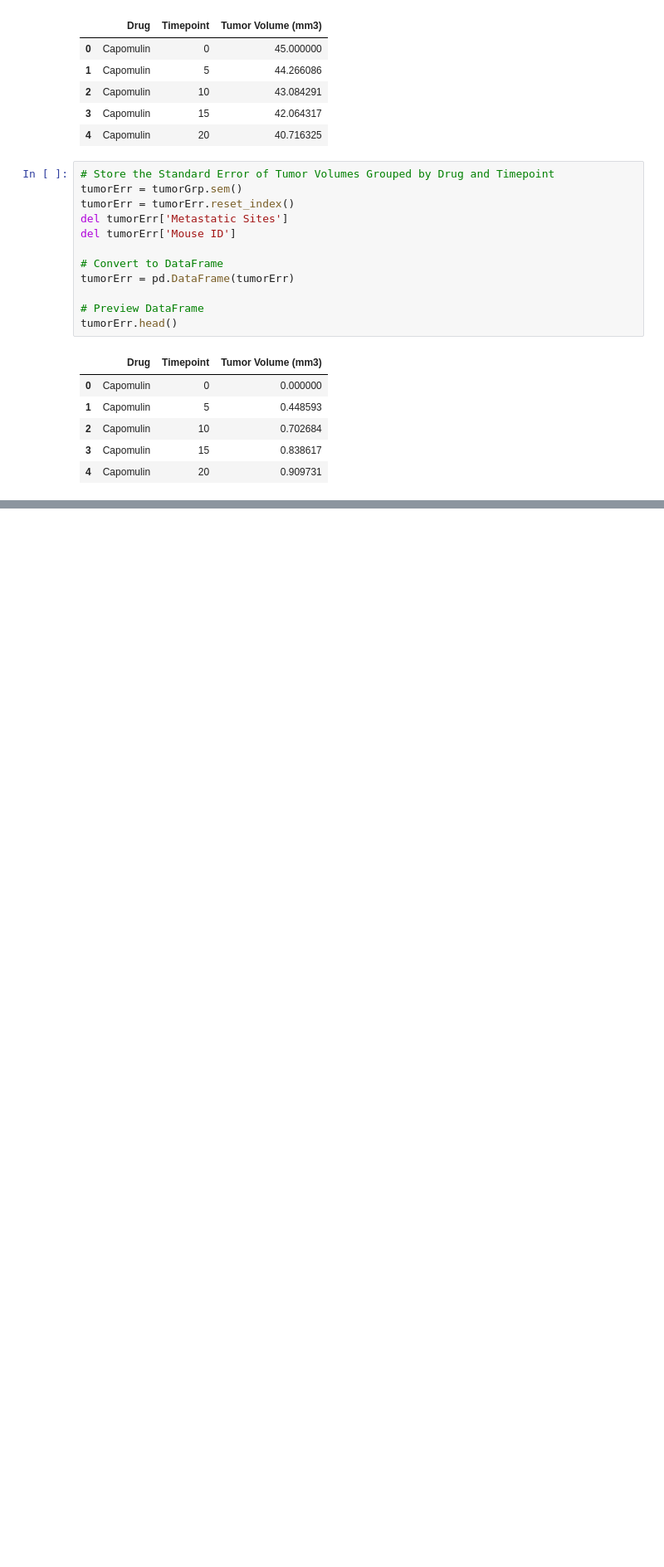
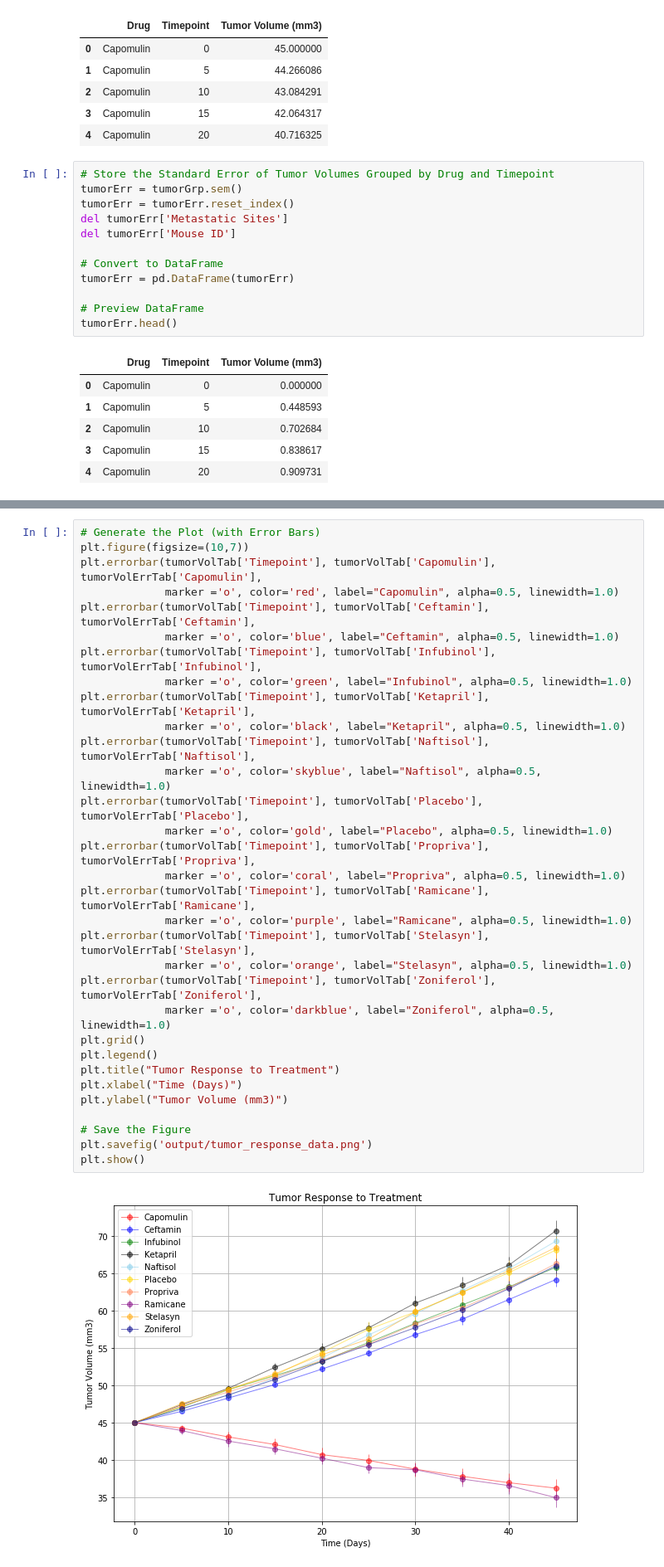
Before and after one commit to djoleary5/Pymaceuticals, a Jupyter notebook: pymaceuticals.ipynb, the cells around one changed output, grey strips where cells are left out. Shown at 83% size. Drawn from its saved outputs; the diff is of its cells as text; blank space fills up the shorter version.

Commit message:
tumor response scatterplot

```diff
--- a/pymaceuticals.ipynb
+++ b/pymaceuticals.ipynb
@@ -98,3 +98,37 @@ tumorVolTab
 | 7 | 35 | 37.816839 | 58.827548 | 60.742461 | 63.371686 | 62.685087 | 62.420615 | 60.350199 | 37.451996 | 62.440699 | ... |
 | 8 | 40 | 36.958001 | 61.467895 | 63.162824 | 66.068580 | 65.600754 | 65.052675 | 63.045537 | 36.574081 | 65.356386 | ... |
 | 9 | 45 | 36.236114 | 64.132421 | 65.755562 | 70.662958 | 69.265506 | 68.084082 | 66.258529 | 34.955595 | 68.438310 | ... |
+# %%
+# Generate the Plot (with Error Bars)
+plt.figure(figsize=(10,7))
+plt.errorbar(tumorVolTab['Timepoint'], tumorVolTab['Capomulin'], tumorVolErrTab['Capomulin'],
+             marker ='o', color='red', label="Capomulin", alpha=0.5, linewidth=1.0)
+plt.errorbar(tumorVolTab['Timepoint'], tumorVolTab['Ceftamin'], tumorVolErrTab['Ceftamin'],
+             marker ='o', color='blue', label="Ceftamin", alpha=0.5, linewidth=1.0)
+plt.errorbar(tumorVolTab['Timepoint'], tumorVolTab['Infubinol'], tumorVolErrTab['Infubinol'],
+             marker ='o', color='green', label="Infubinol", alpha=0.5, linewidth=1.0)
+plt.errorbar(tumorVolTab['Timepoint'], tumorVolTab['Ketapril'], tumorVolErrTab['Ketapril'],
+             marker ='o', color='black', label="Ketapril", alpha=0.5, linewidth=1.0)
+plt.errorbar(tumorVolTab['Timepoint'], tumorVolTab['Naftisol'], tumorVolErrTab['Naftisol'],
+             marker ='o', color='skyblue', label="Naftisol", alpha=0.5, linewidth=1.0)
+plt.errorbar(tumorVolTab['Timepoint'], tumorVolTab['Placebo'], tumorVolErrTab['Placebo'],
+             marker ='o', color='gold', label="Placebo", alpha=0.5, linewidth=1.0)
+plt.errorbar(tumorVolTab['Timepoint'], tumorVolTab['Propriva'], tumorVolErrTab['Propriva'],
+             marker ='o', color='coral', label="Propriva", alpha=0.5, linewidth=1.0)
+plt.errorbar(tumorVolTab['Timepoint'], tumorVolTab['Ramicane'], tumorVolErrTab['Ramicane'],
+             marker ='o', color='purple', label="Ramicane", alpha=0.5, linewidth=1.0)
+plt.errorbar(tumorVolTab['Timepoint'], tumorVolTab['Stelasyn'], tumorVolErrTab['Stelasyn'],
+             marker ='o', color='orange', label="Stelasyn", alpha=0.5, linewidth=1.0)
+plt.errorbar(tumorVolTab['Timepoint'], tumorVolTab['Zoniferol'], tumorVolErrTab['Zoniferol'],
+             marker ='o', color='darkblue', label="Zoniferol", alpha=0.5, linewidth=1.0)
+plt.grid()
+plt.legend()
+plt.title("Tumor Response to Treatment")
+plt.xlabel("Time (Days)")
+plt.ylabel("Tumor Volume (mm3)")
+
+# Save the Figure
+plt.savefig('output/tumor_response_data.png')
+plt.show()
+# %% [output]
+[figure, added]
```
